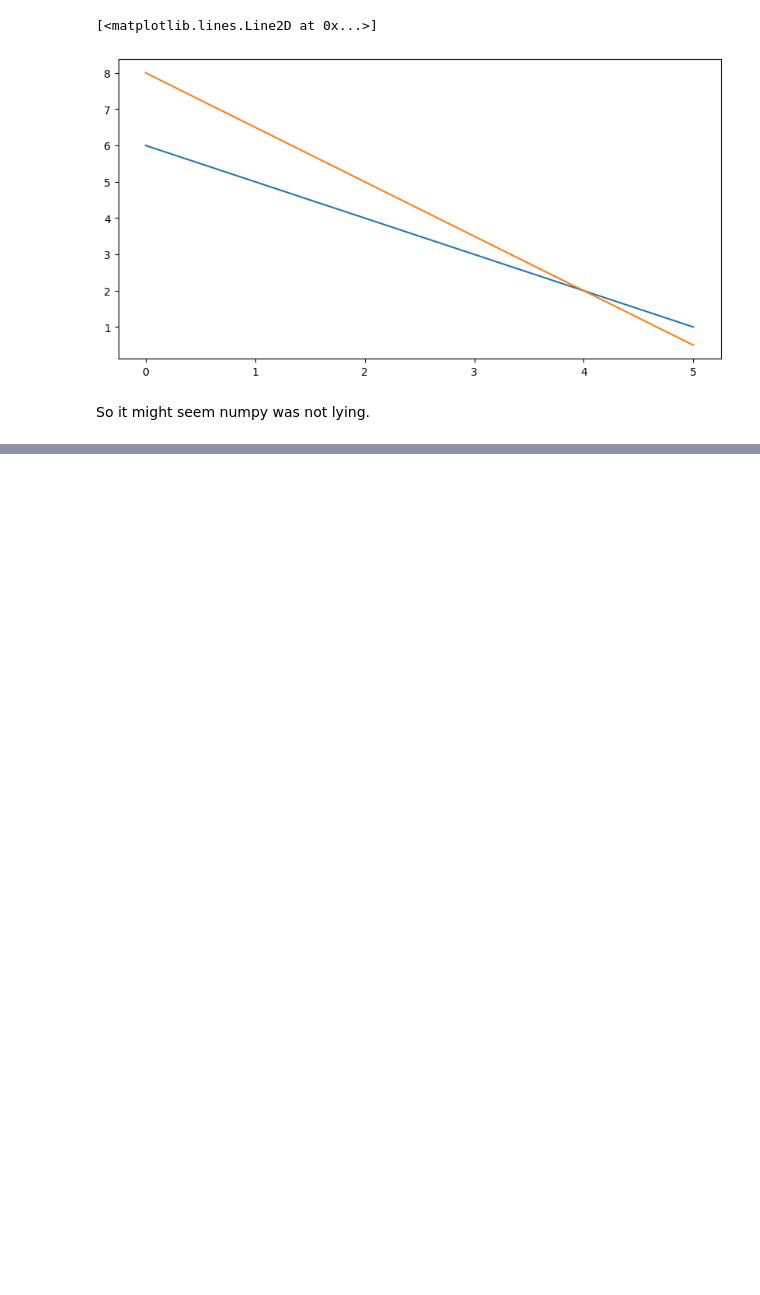
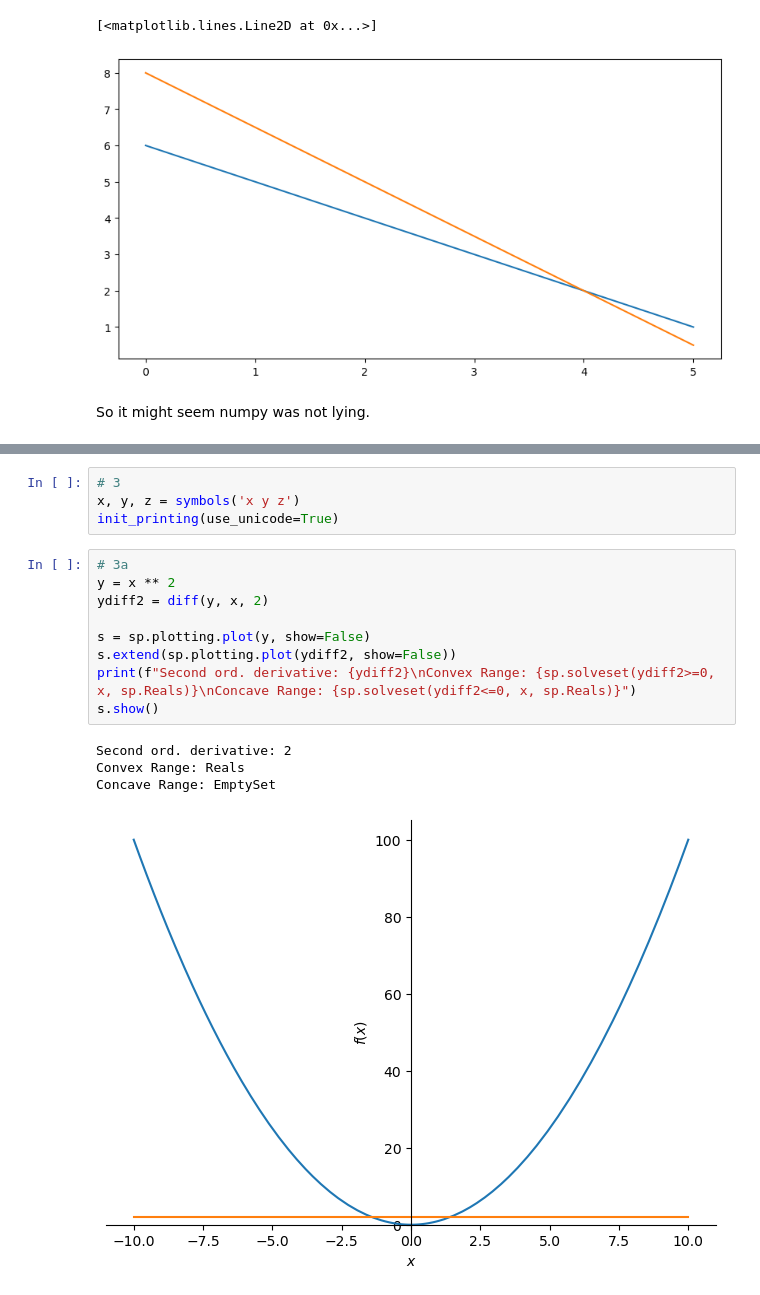
Before and after one commit to jassuwu/college9, a Jupyter notebook: 20XW96 - DEEP LEARNING LAB/PS1.ipynb, the cells around one changed output, grey strips where cells are left out. Saved outputs shown, nothing was run; the diff lists cells and outputs as text; blank space fills up the shorter version.

```diff
--- a/20XW96 - DEEP LEARNING LAB/PS1.ipynb
+++ b/20XW96 - DEEP LEARNING LAB/PS1.ipynb
@@ -41,0 +45,18 @@ array([4, 4, 5, 4, 3, 5, 5, 2, 5, 5, 4, 7, 2, 4, 2, 5, 5, 5, 2, 4, 3, 3,
+# %%
+# 3
+x, y, z = symbols('x y z')
+init_printing(use_unicode=True)
+# %%
+# 3a
+y = x ** 2
+ydiff2 = diff(y, x, 2)
+
+s = sp.plotting.plot(y, show=False)
+s.extend(sp.plotting.plot(ydiff2, show=False))
+print(f"Second ord. derivative: {ydiff2}\nConvex Range: {sp.solveset(ydiff2>=0, x, sp.Reals)}\nConcave Range: {sp.solveset(ydiff2<=0, x, sp.Reals)}")
+s.show()
+# %% [output]
+Second ord. derivative: 2
+Convex Range: Reals
+Concave Range: EmptySet
+[figure, added]
```
Also changed, not shown: parts of 6 cells of this notebook.
